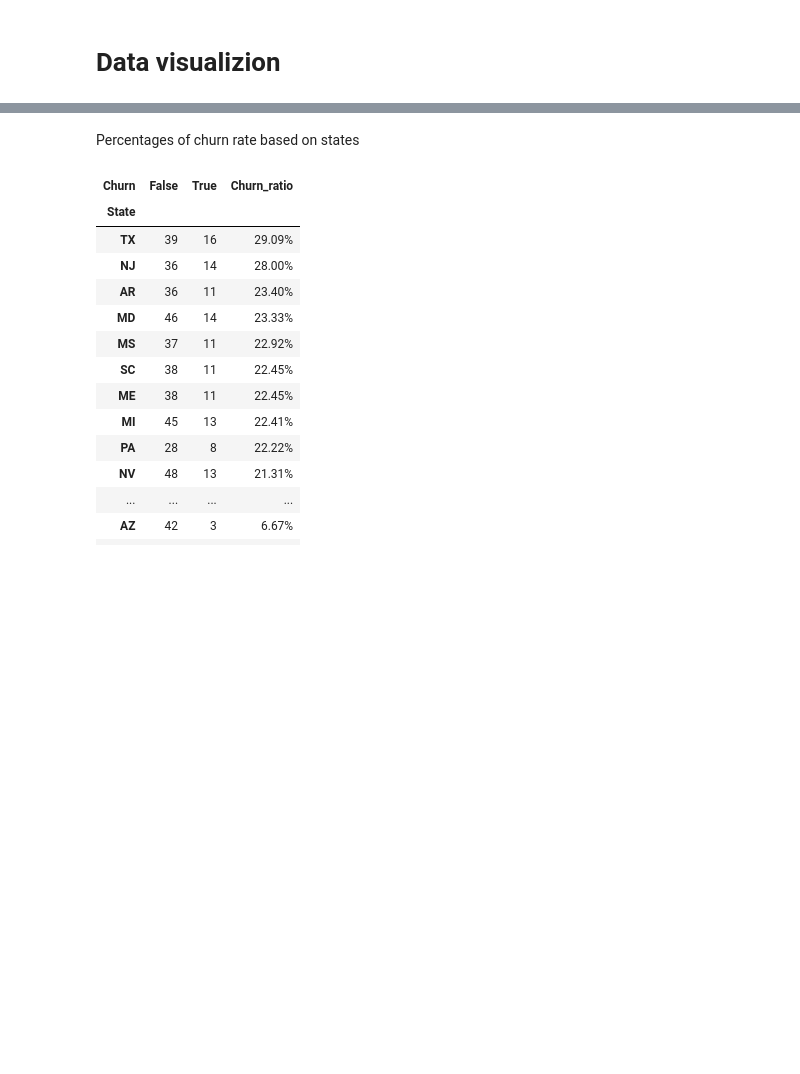
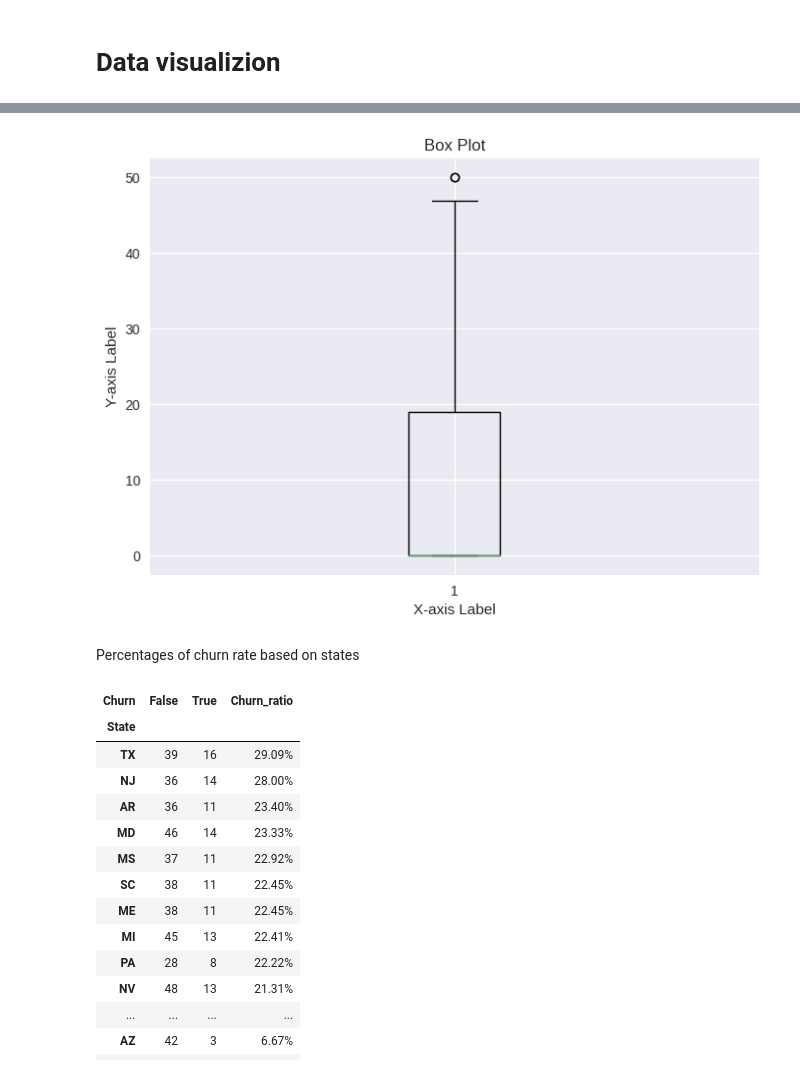
Before and after one commit to omargalal2001/Bachelor-customer-churn, a Jupyter notebook: bachelor.ipynb, the cells around one changed output, grey strips where cells are left out. Saved outputs shown, nothing was run; the diff lists cells and outputs as text; code cells hidden in the pictures; blank space fills up the shorter version.

```diff
--- a/bachelor.ipynb
+++ b/bachelor.ipynb
@@ -295,3 +286,18 @@ sns.heatmap(dff.corr(), cmap='viridis', annot = True);
+# %%
+import matplotlib.pyplot as plt
+
+# Assuming you have a list or array of data called 'data'
+plt.boxplot(df["Number vmail messages"])
+
+# Customize the plot
+plt.title("Box Plot")
+plt.xlabel("X-axis Label")
+plt.ylabel("Y-axis Label")
+
+# Show the plot
+plt.show()
+# %% [output]
+[figure, added]
 # %% [markdown]
 Percentages of churn rate based on states
 # %%
```
Also changed, not shown: parts of 40 cells of this notebook.
